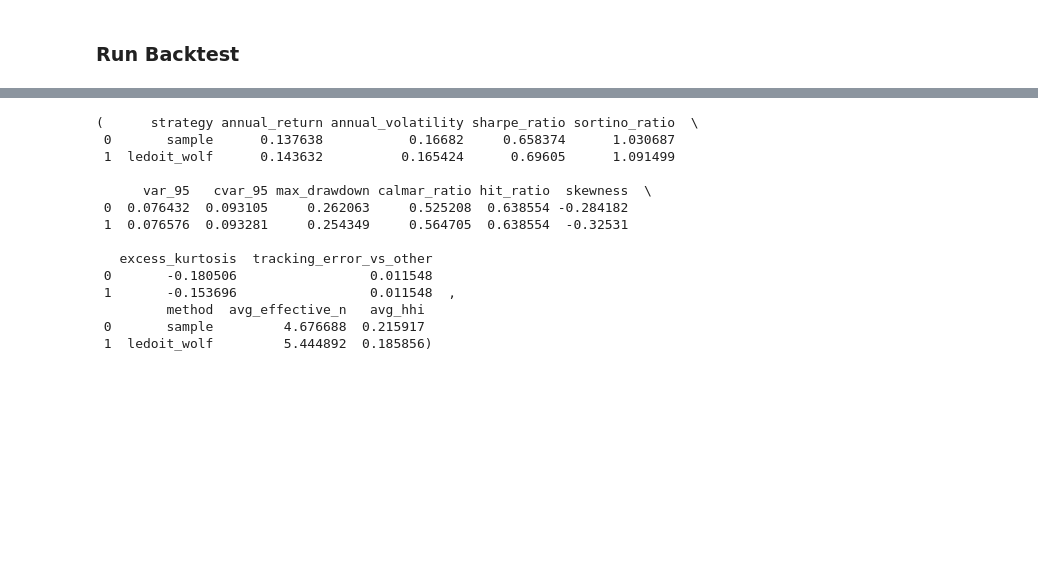
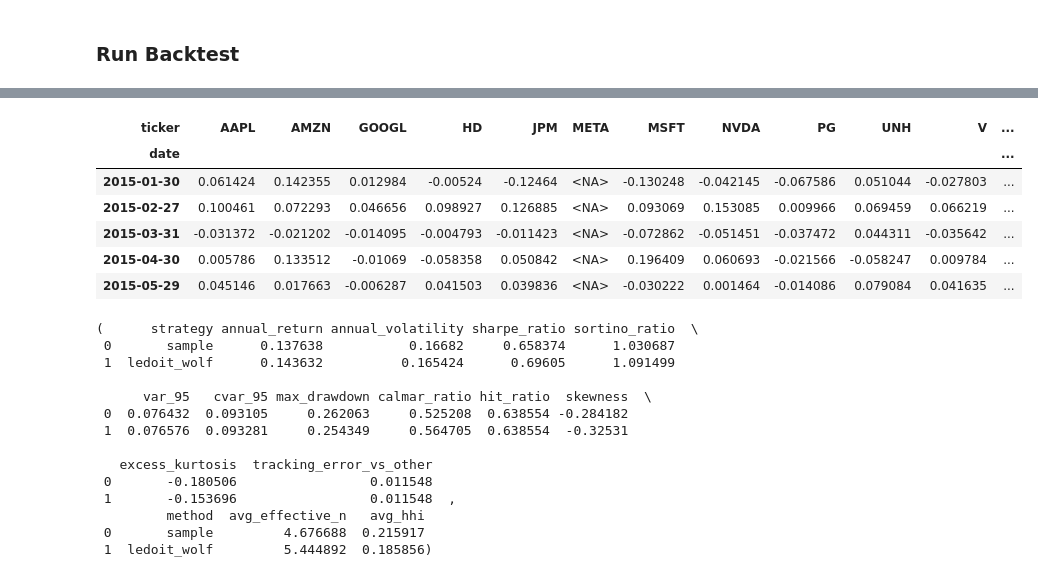
Before and after one commit to dhajibashi/Project_2, a Jupyter notebook: Project_2.ipynb, the cells around one changed output, grey strips where cells are left out. Drawn from its saved outputs; the diff is of its cells as text; code cells hidden in the pictures; blank space fills up the shorter version.

```diff
--- a/Project_2.ipynb
+++ b/Project_2.ipynb
@@ -41,8 +23,8 @@ from sklearn.covariance import LedoitWolf
 import matplotlib.pyplot as plt
 
 # default ticker universe
-default_tickers = ["AAPL", "MSFT", "GOOGL", "AMZN", "META",
-                   "NVDA", "XOM", "JPM", "PG", "HD", "UNH", "V"]
+default_tickers = ["AAPL", "MSFT", "GOOGL", "AMZN", "NVDA",
+                   "XOM", "JPM", "PG", "HD", "UNH", "V"]
 
 # backtest parameters
 start_date = "2015-01-01"
@@ -244,3 +239,13 @@ Done
+# %%
+returns_wide.head()
+# %% [output]
+| ticker | AAPL | AMZN | GOOGL | HD | JPM | META | MSFT | NVDA | PG | UNH | V | ... |
+| date |  |  |  |  |  |  |  |  |  |  |  | ... |
+| 2015-01-30 | 0.061424 | 0.142355 | 0.012984 | -0.00524 | -0.12464 | <NA> | -0.130248 | -0.042145 | -0.067586 | 0.051044 | -0.027803 | ... |
+| 2015-02-27 | 0.100461 | 0.072293 | 0.046656 | 0.098927 | 0.126885 | <NA> | 0.093069 | 0.153085 | 0.009966 | 0.069459 | 0.066219 | ... |
+| 2015-03-31 | -0.031372 | -0.021202 | -0.014095 | -0.004793 | -0.011423 | <NA> | -0.072862 | -0.051451 | -0.037472 | 0.044311 | -0.035642 | ... |
+| 2015-04-30 | 0.005786 | 0.133512 | -0.01069 | -0.058358 | 0.050842 | <NA> | 0.196409 | 0.060693 | -0.021566 | -0.058247 | 0.009784 | ... |
+| 2015-05-29 | 0.045146 | 0.017663 | -0.006287 | 0.041503 | 0.039836 | <NA> | -0.030222 | 0.001464 | -0.014086 | 0.079084 | 0.041635 | ... |
 # %%
 def drawdown_curve(cum):
     """
```
Also changed, not shown: parts of 3 cells of this notebook, 9 other files.
